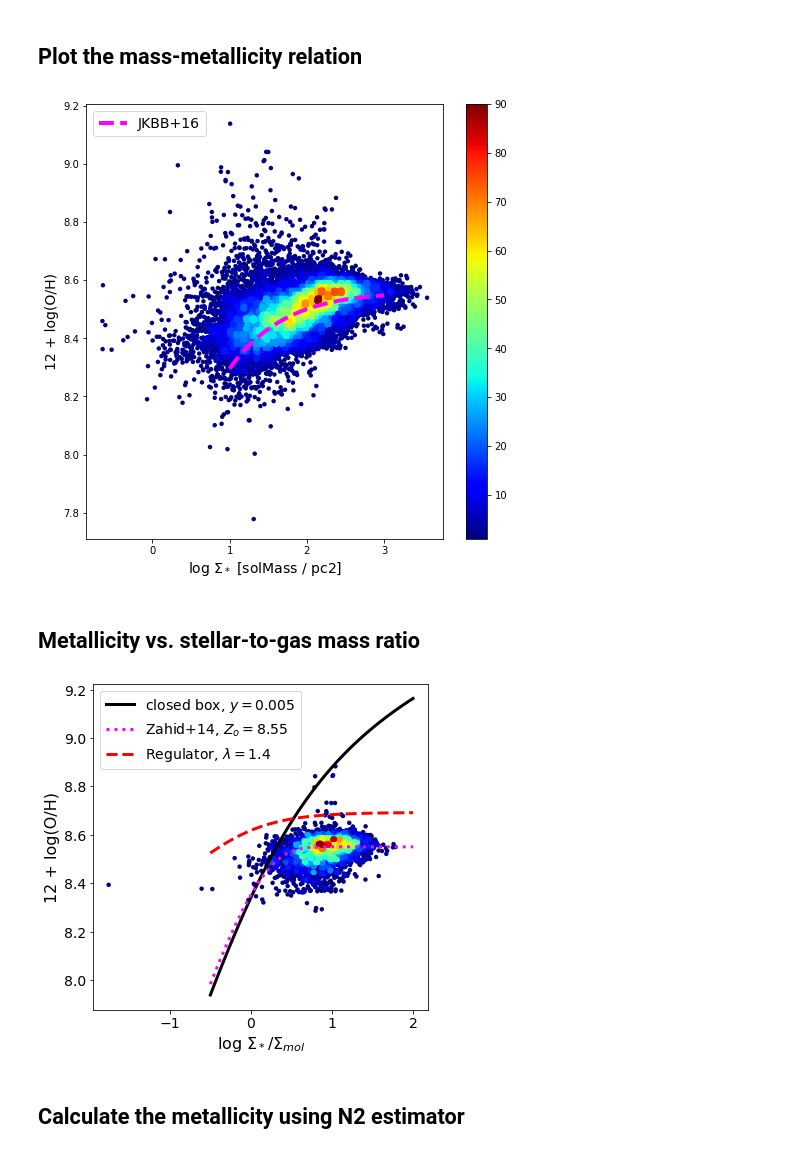
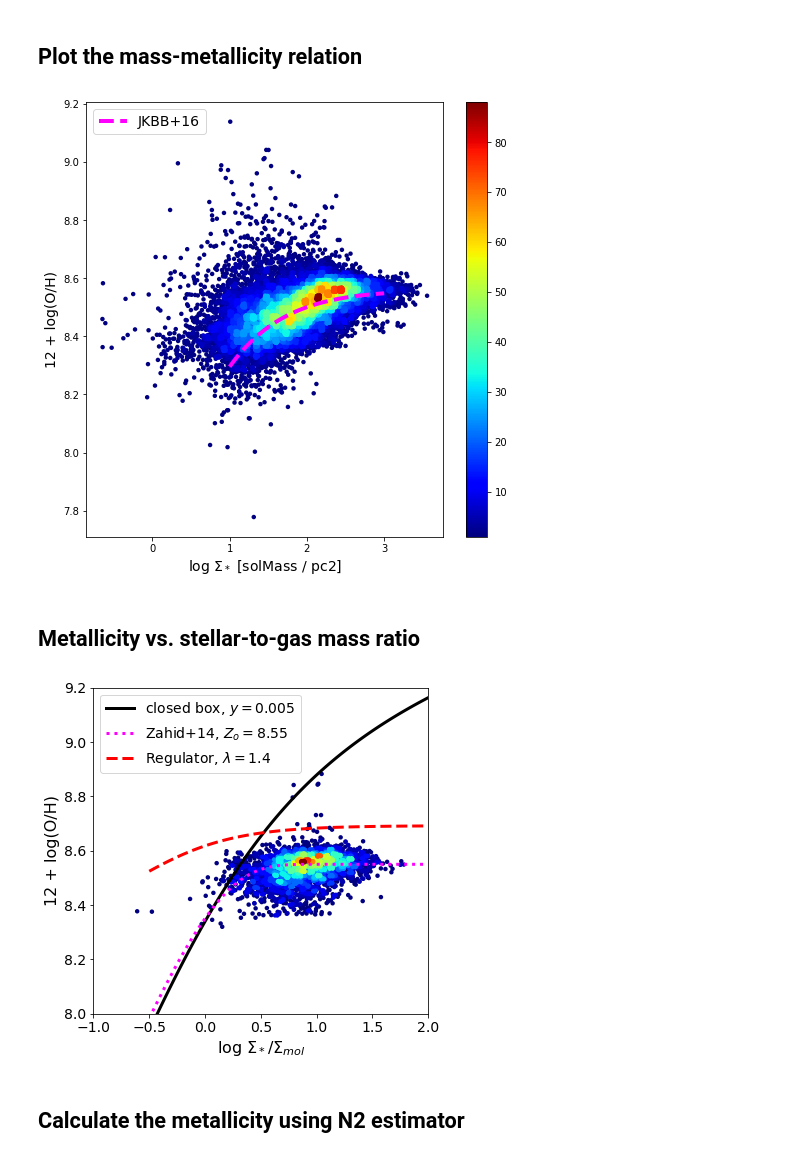
Before and after one commit to tonywong94/edge_pydb, a Jupyter notebook: demo_notebk/Mass-metallicity.ipynb, the cells around one changed output. Cells and saved outputs as stored; diff of their text form; code cells hidden in the pictures.

```diff
--- a/demo_notebk/Mass-metallicity.ipynb
+++ b/demo_notebk/Mass-metallicity.ipynb
@@ -18,14 +18,14 @@ sspcols = ['Name','ix','iy','sigstar_sm']
 comom_cols = ['Name','ix','iy','sigmol','e_sigmol']
 
 try:
-    fluxtab = EdgeTable('edge.pipe3d.hdf5', path='flux_elines_sm', cols=fluxcols)
-    ssptab = EdgeTable('edge.pipe3d.hdf5', path='SSP_sm', cols=sspcols)
-    cotab = EdgeTable('edge.comom_smo7.hdf5', path='smo', cols=comom_cols)
+    fluxtab = EdgeTable('edge_carma.2d_smo7.hdf5', path='flux_elines_sm', cols=fluxcols)
+    ssptab  = EdgeTable('edge_carma.2d_smo7.hdf5', path='SSP_sm', cols=sspcols)
+    cotab   = EdgeTable('edge_carma.2d_smo7.hdf5', path='comom_smo', cols=comom_cols)
     print('Working on full EDGE database')
 except:
-    fluxtab = EdgeTable('NGC4047.pipe3d.hdf5', path='flux_elines_sm', cols=fluxcols)
-    ssptab = EdgeTable('NGC4047.pipe3d.hdf5', path='SSP_sm', cols=sspcols)
-    cotab = EdgeTable('NGC4047.comom_smo7.hdf5', path='smo', cols=comom_cols)
+    fluxtab = EdgeTable('NGC4047.2d_smo7.hdf5', path='flux_elines_sm', cols=fluxcols)
+    ssptab  = EdgeTable('NGC4047.2d_smo7.hdf5', path='SSP_sm', cols=sspcols)
+    cotab   = EdgeTable('NGC4047.2d_smo7.hdf5', path='comom_smo', cols=comom_cols)
     print('Working on NGC 4047 data')
 # %% [output]
 Working on full EDGE database
@@ -81,7 +81,7 @@ plt.xlabel('log $\Sigma_*$ ['+str(sig_star.unit)+']',fontsize=14)
 plt.ylabel('12 + log(O/H)',fontsize=14)
 cb = plt.colorbar(sc)
 # %% [output]
-[figure, old version]
+[figure, new version]
 # %% [markdown]
 ## Metallicity vs. stellar-to-gas mass ratio
 # %%
@@ -92,34 +92,36 @@ x_det, y_det, z_det, *hist = xy2hist(np.log10(ratio[codet]), ZOH[codet], log=Fal
 fig, ax = plt.subplots(figsize=(6,6))
 cm = plt.cm.get_cmap('jet')
 sc = ax.scatter(x_det, y_det, c=z_det, s=20, cmap=cm)
 
 # Closed box model with fixed yield
 yld = 0.005
 xmod = np.linspace(-0.5,2,100)  # log(\Sigma_*/\Sigma_gas)
 ymod = 10.80 + np.log10(yld*np.log(1+10**xmod))
 plt.plot(xmod, ymod, linestyle='-', lw=3, color='k', label='closed box, $y=$'+str(yld))
 
 # Universal relation of Zahid+14 (2014ApJ...791..130Z), Eqn (5) + (20)
 Zo = 8.55
 ymod2 = Zo + np.log10(1-np.exp(-10**xmod))
 plt.plot(xmod, ymod2, linestyle=':', lw=3, color='magenta', label='Zahid+14, $Z_o=$'+str(Zo))
 
 # Gas regulator model with constant mass loading factor lambda = 1.4
 R   = 0.4
 eps = -0.25
 lam = 1.4
 yld = 0.014
 Z0  = 3e-3
 Z = Z0 + yld/(1+10**(-xmod)+(lam+eps)/(1-R))  # Eq. 11 of 2018ApJ...852...74B
 ymod3 = 10.80 + np.log10(Z)
 plt.plot(xmod, ymod3, linestyle='--', lw=3, color='r', label='Regulator, $\lambda=$'+str(lam))
 
 plt.legend(loc='upper left',fontsize=14)
 plt.xlabel('log $\Sigma_*/\Sigma_{mol}$',fontsize=16)
 plt.ylabel('12 + log(O/H)',fontsize=16)
+plt.xlim(-1,2)
+plt.ylim(8,9.2)
 ax.tick_params(axis='both', which='major', labelsize=14)
 # %% [output]
-[figure, old version]
+[figure, new version]
 # %% [markdown]
 ## Calculate the metallicity using N2 estimator
 # %%
```
Also changed, not shown: parts of 5 cells of this notebook, 15 other files.
